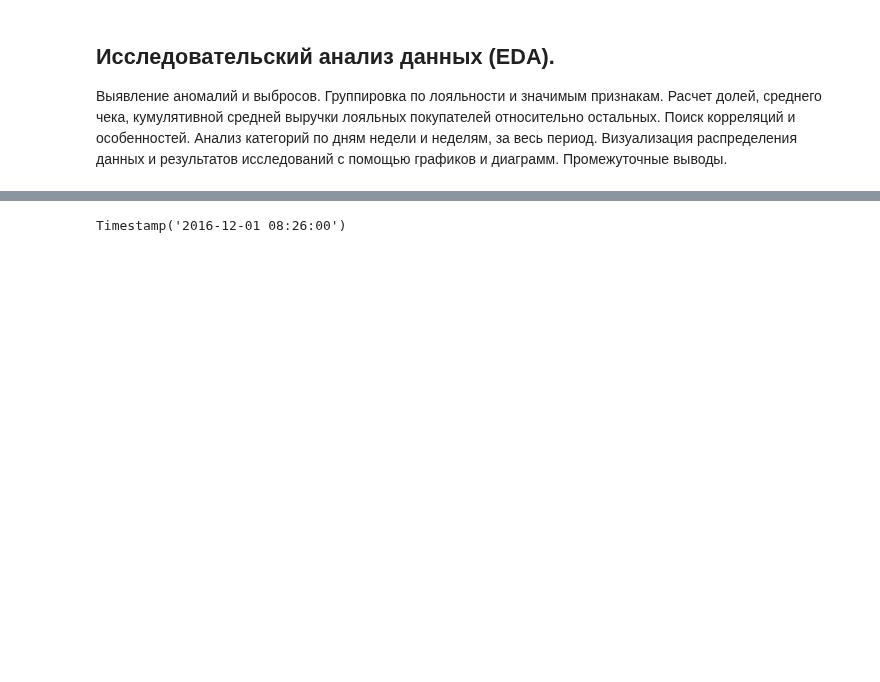
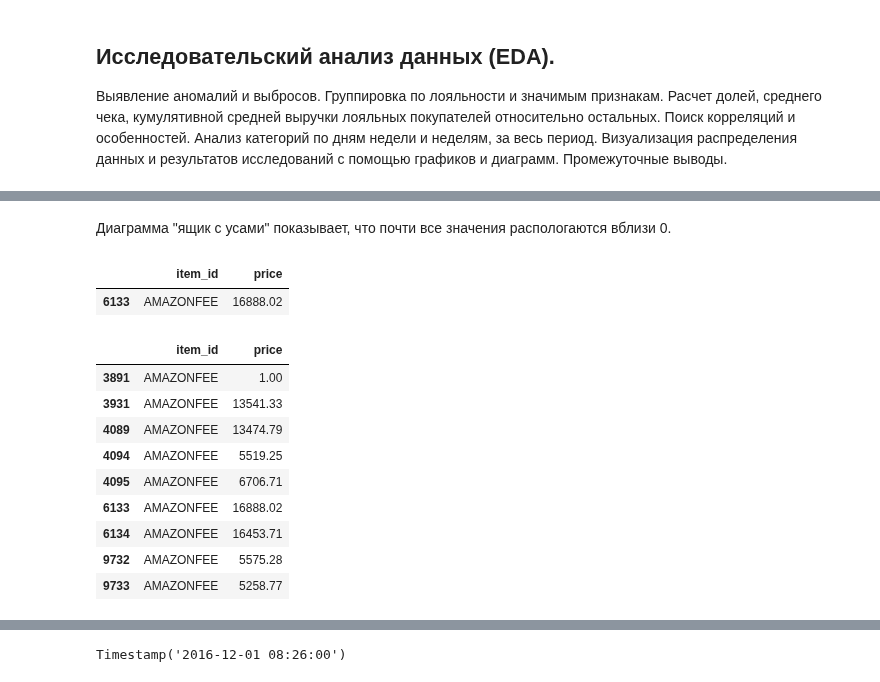
Before and after one commit to akirionenko/senior_progect, a Jupyter notebook: senior_project_1.ipynb, the cells around one changed output, grey strips where cells are left out. Cells and saved outputs as stored; diff of their text form; code cells hidden in the pictures; blank space fills up the shorter version.

```diff
--- a/senior_project_1.ipynb
+++ b/senior_project_1.ipynb
@@ -288,0 +301,23 @@ retail.head()
+# %% [markdown]
+Диаграмма "ящик с усами" показывает, что почти все значения распологаются вблизи 0.
+# %%
+#посмотрим на товар с самой высокой ценой
+max_price = product['price'].max()
+product.query('price == @max_price')
+# %% [output]
+|  | item_id | price |
+| 6133 | AMAZONFEE | 16888.02 |
+# %%
+#выведем этот товар
+product.query('item_id == "AMAZONFEE"')
+# %% [output]
+|  | item_id | price |
+| 3891 | AMAZONFEE | 1.00 |
+| 3931 | AMAZONFEE | 13541.33 |
+| 4089 | AMAZONFEE | 13474.79 |
+| 4094 | AMAZONFEE | 5519.25 |
+| 4095 | AMAZONFEE | 6706.71 |
+| 6133 | AMAZONFEE | 16888.02 |
+| 6134 | AMAZONFEE | 16453.71 |
+| 9732 | AMAZONFEE | 5575.28 |
+| 9733 | AMAZONFEE | 5258.77 |
```
Also changed, not shown: parts of 10 cells of this notebook.
